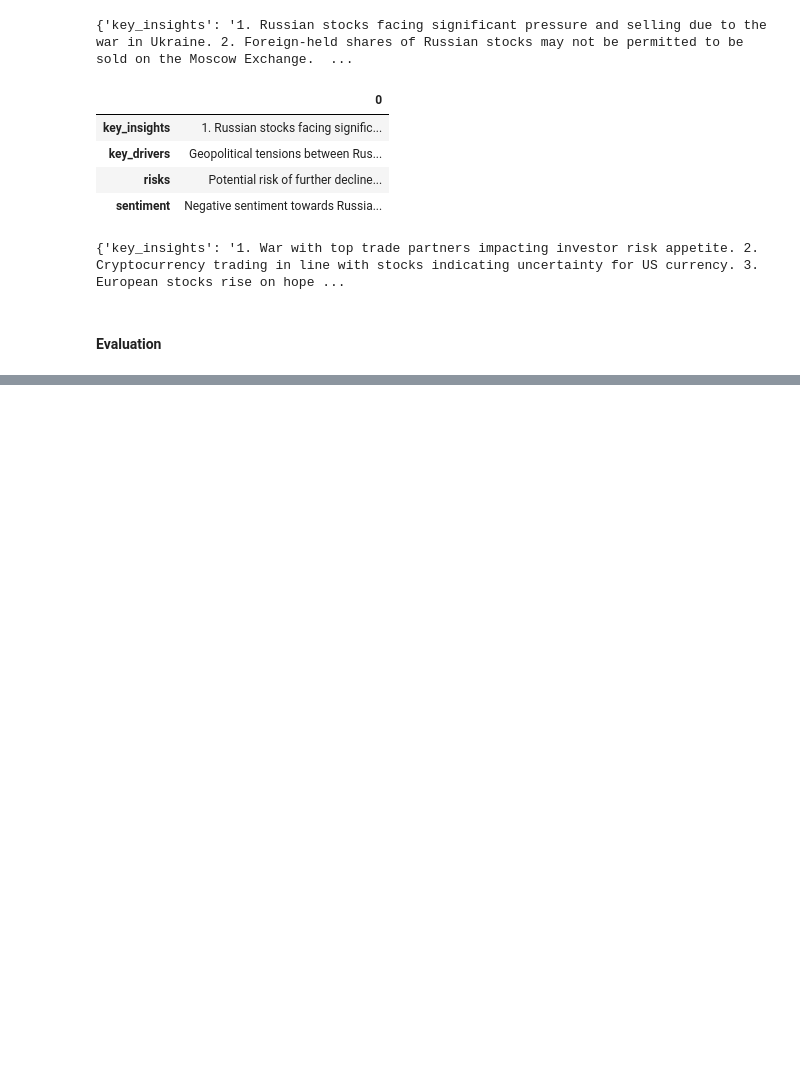
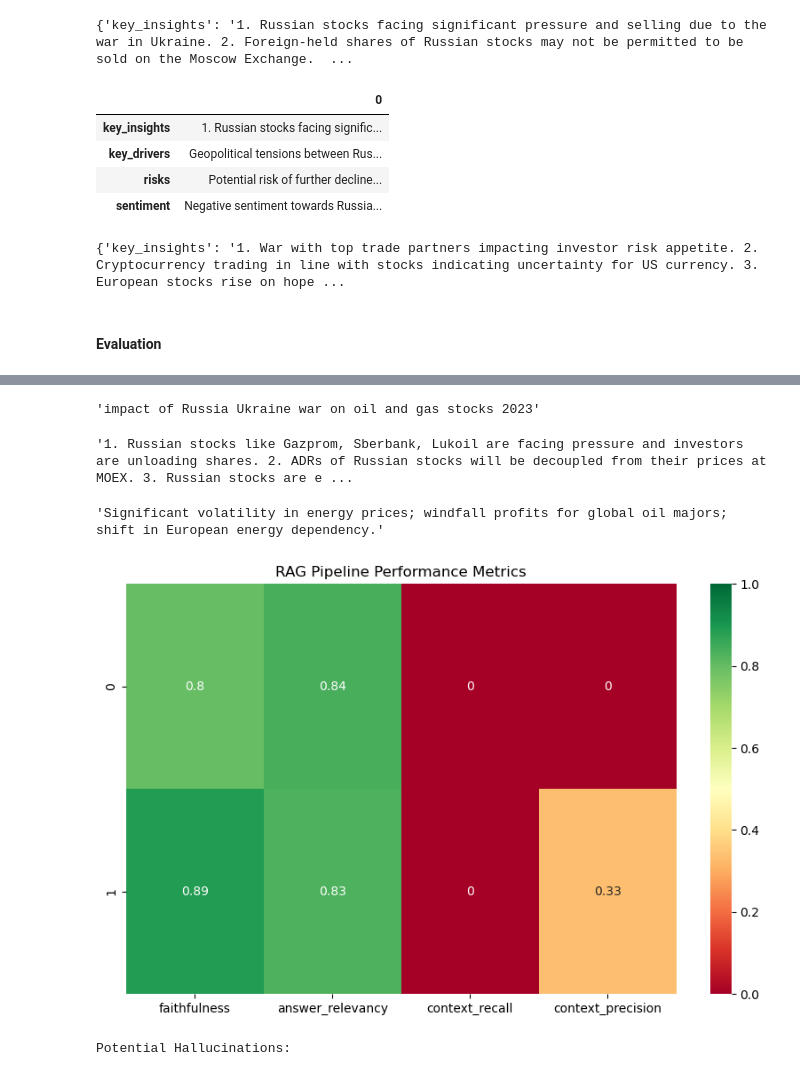
Before and after one commit to Adeleye-Emmanuel/Modular-Real-Time-Financial-News, a Jupyter notebook: notebook/code.ipynb, the cells around one changed output, grey strips where cells are left out. Drawn from its saved outputs; the diff is of its cells as text; code cells hidden in the pictures; blank space fills up the shorter version.

```diff
--- a/notebook/code.ipynb
+++ b/notebook/code.ipynb
@@ -590,0 +625,15 @@ print(result_2)
+# %%
+results_data = {
+    "question": [],
+    "answer": [],
+    "contexts": [],
+    "ground_truth": []
+}
+
+full_texts = cleaned_corpus
+for query in financial_eval_data['sub_query']:
+    result, relevant_text = analyze_with_semantic_search(query, full_texts, n_results=5)
+    results_data['question'].append(query)
+    results_data['answer'].append(result['key_insights'])
+    results_data['contexts'].append([doc.page_content for doc in relevant_text])
+    results_data['ground_truth'].append(financial_eval_data['ground_truth'][financial_eval_data['sub_query'].index(query)])
@@ -590,0 +662,3 @@ print(result_2)
+# %%
+gpt_turbo = ChatOpenAI(model="gpt-3.5-turbo")
+openai_embeddings = OpenAIEmbeddings()
@@ -590,0 +676,5 @@ print(result_2)
+# %%
+eval_dataset = Dataset.from_dict(results_data)
+
+metrics = [faithfulness, answer_relevancy, context_recall, context_precision]
+scores = evaluate(eval_dataset, metrics, llm=gpt_turbo, embeddings=openai_embeddings)
@@ -590,0 +684,3 @@ print(result_2)
+# %%
+df_results = scores.to_pandas()
+df_results
@@ -590,0 +691,32 @@ print(result_2)
+# %%
+df_results["user_input"][0]
+# %% [output]
+'impact of Russia Ukraine war on oil and gas stocks 2023'
+# %%
+df_results["response"][0]
+# %% [output]
+'1. Russian stocks like Gazprom, Sberbank, Lukoil are facing pressure and investors are unloading shares. 2. ADRs of Russian stocks will be decoupled from their prices at MOEX. 3. Russian stocks are e ...
+# %%
+df_results["reference"][0]
+# %% [output]
+'Significant volatility in energy prices; windfall profits for global oil majors; shift in European energy dependency.'
+# %%
+import seaborn as sns
+import matplotlib.pyplot as plt
+
+# Heatmap of scores
+plt.figure(figsize=(10, 6))
+sns.heatmap(df_results.iloc[:, 4:], annot=True, cmap="RdYlGn", vmin=0, vmax=1)
+plt.title("RAG Pipeline Performance Metrics")
+plt.show()
+
+# Print low-faithfulness examples (Potential Hallucinations)
+print("Potential Hallucinations:")
+low_faith = df_results[df_results["faithfulness"] < 0.7]
+for idx, row in low_faith.iterrows():
+    print(f"Q: {row['user_input']}")
+    print(f"A: {row['response']}")
+    print("---")
+# %% [output]
+[figure, added]
+Potential Hallucinations:
```
Also changed, not shown: parts of 13 cells of this notebook, 3 other files.
